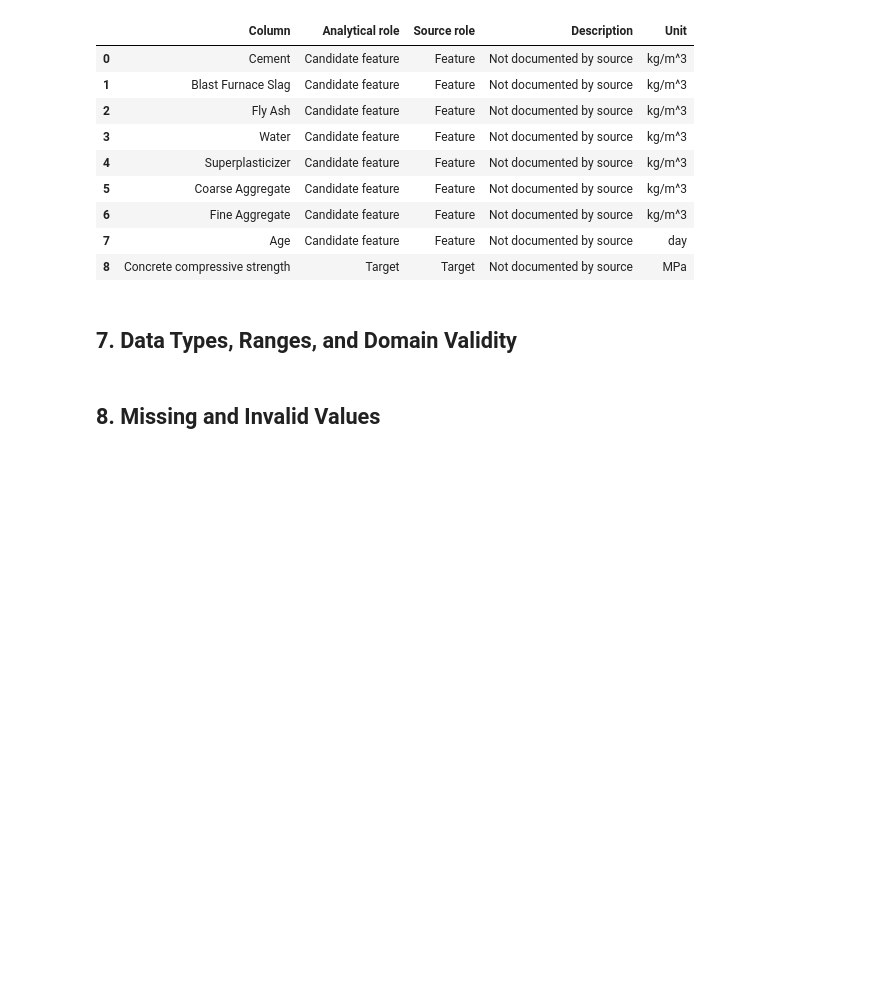
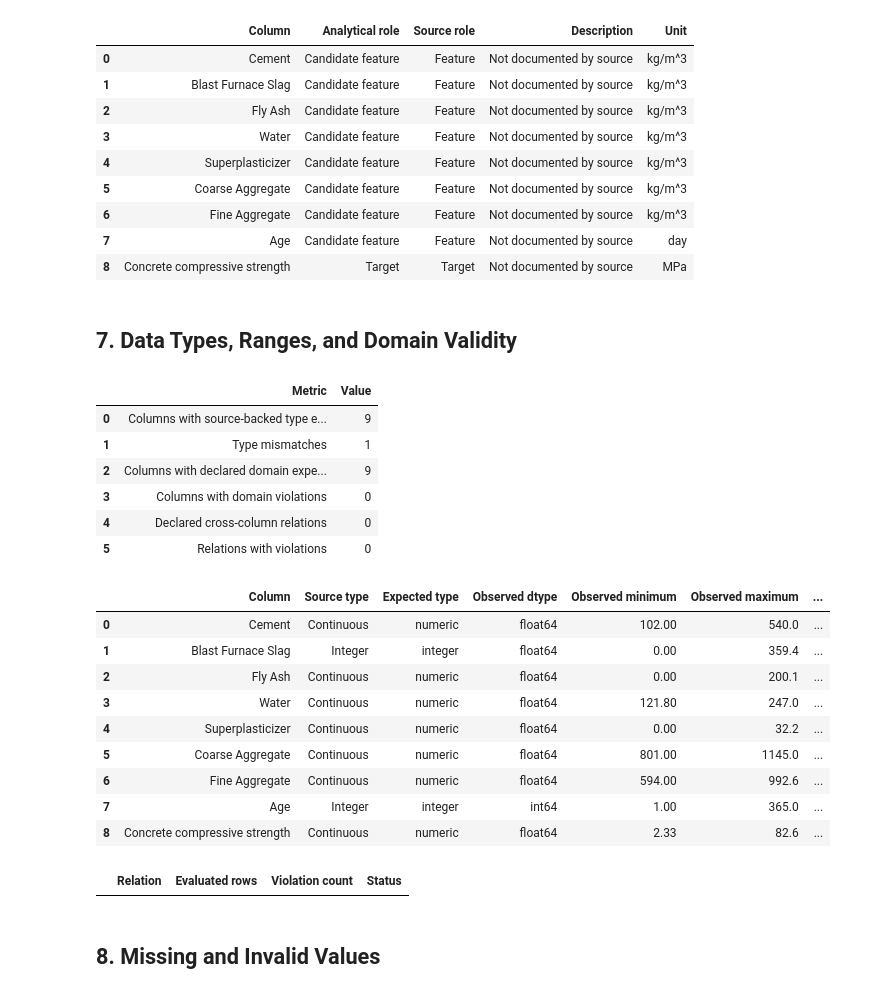
Before and after one commit to FabioAguiar/dataset-study-concrete-compressives-strength, a Jupyter notebook: notebooks/01_data_understanding_and_exploration.ipynb, the cells around one changed output. Saved outputs shown, nothing was run; the diff lists cells and outputs as text; code cells hidden in the pictures; blank space fills up the shorter version.

Commit message:
feat(exploration): validate Concrete data types ranges and domains

```diff
--- a/notebooks/01_data_understanding_and_exploration.ipynb
+++ b/notebooks/01_data_understanding_and_exploration.ipynb
@@ -190,6 +190,58 @@ feature_dictionary.column_frame()
 | 8 | Concrete compressive strength | Target | Target | Not documented by source | MPa |
 # %% [markdown]
 ## 7. Data Types, Ranges, and Domain Validity
+# %%
+from scripts.validate_domains import analyze_types_ranges_and_domains
+
+
+# Dataset-specific physical and source-documented constraints remain visible.
+DOMAIN_RULES = {
+    "non_negative": (
+        "Cement",
+        "Blast Furnace Slag",
+        "Fly Ash",
+        "Water",
+        "Superplasticizer",
+        "Coarse Aggregate",
+        "Fine Aggregate",
+        "Concrete compressive strength",
+    ),
+    "minimums": {
+        "Age": 1.0,
+    },
+    "maximums": {
+        "Age": 365.0,
+    },
+}
+
+domain_report = analyze_types_ranges_and_domains(
+    df,
+    source_variables_file=acquisition.require_one_file("variables.csv"),
+    domain_rules=DOMAIN_RULES,
+)
+
+display(domain_report.summary_frame())
+display(domain_report.column_frame())
+domain_report.relation_frame()
+# %% [output]
+|  | Metric | Value |
+| 0 | Columns with source-backed type e... | 9 |
+| 1 | Type mismatches | 1 |
+| 2 | Columns with declared domain expe... | 9 |
+| 3 | Columns with domain violations | 0 |
+| 4 | Declared cross-column relations | 0 |
+| 5 | Relations with violations | 0 |
+|  | Column | Source type | Expected type | Observed dtype | Observed minimum | Observed maximum | ... |
+| 0 | Cement | Continuous | numeric | float64 | 102.00 | 540.0 | ... |
+| 1 | Blast Furnace Slag | Integer | integer | float64 | 0.00 | 359.4 | ... |
+| 2 | Fly Ash | Continuous | numeric | float64 | 0.00 | 200.1 | ... |
+| 3 | Water | Continuous | numeric | float64 | 121.80 | 247.0 | ... |
+| 4 | Superplasticizer | Continuous | numeric | float64 | 0.00 | 32.2 | ... |
+| 5 | Coarse Aggregate | Continuous | numeric | float64 | 801.00 | 1145.0 | ... |
+| 6 | Fine Aggregate | Continuous | numeric | float64 | 594.00 | 992.6 | ... |
+| 7 | Age | Integer | integer | int64 | 1.00 | 365.0 | ... |
+| 8 | Concrete compressive strength | Continuous | numeric | float64 | 2.33 | 82.6 | ... |
+|  | Relation | Evaluated rows | Violation count | Status |
 # %% [markdown]
 ## 8. Missing and Invalid Values
 # %% [markdown]
```
